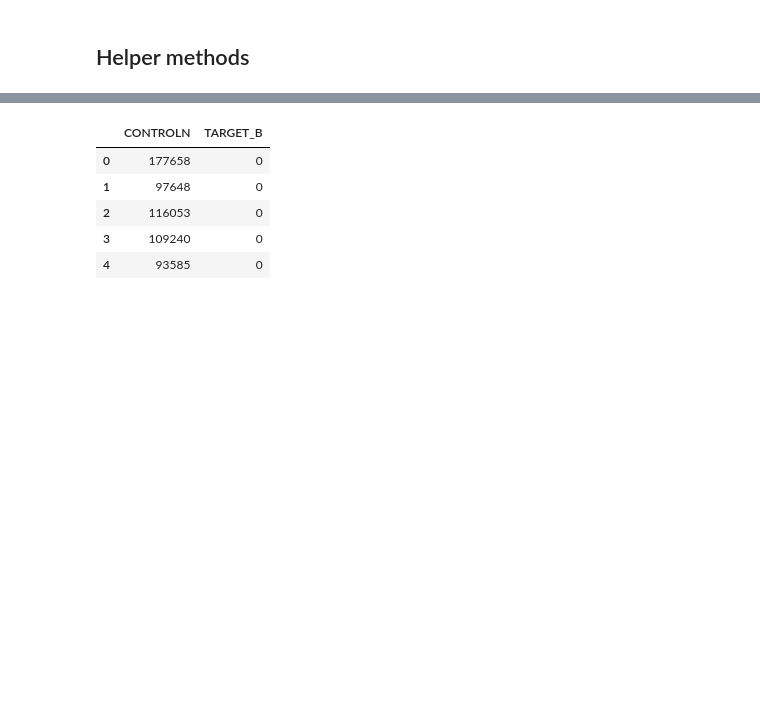
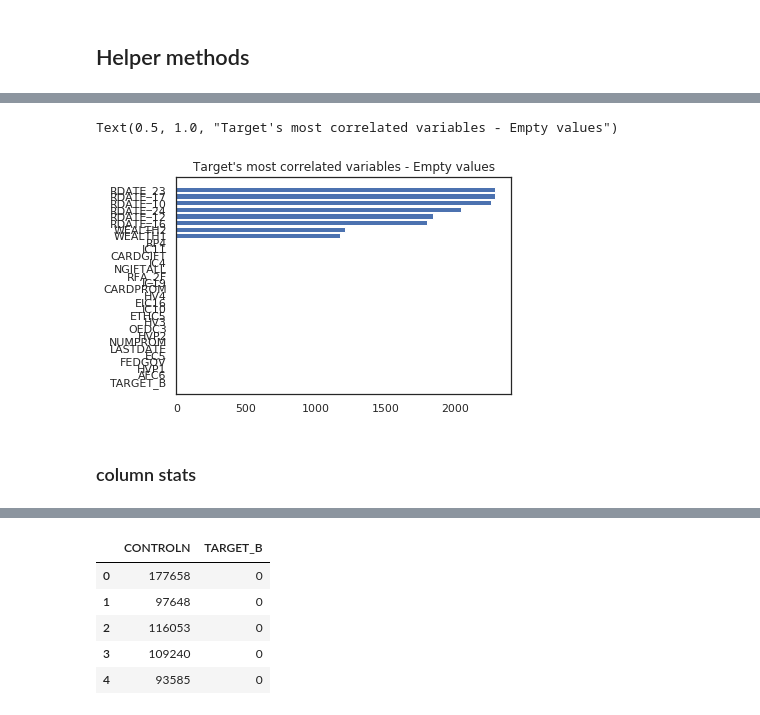
Before and after one commit to dzenanh/ML, a Jupyter notebook: ML-VU-exer1.ipynb, the cells around one changed output, grey strips where cells are left out. Drawn from its saved outputs; the diff is of its cells as text; code cells hidden in the pictures; blank space fills up the shorter version.

```diff
--- a/ML-VU-exer1.ipynb
+++ b/ML-VU-exer1.ipynb
@@ -154,0 +328,3 @@ Parser memory cleanup took: 0.01 ms
+# %%
+ev = rdtcc.isnull().sum().sort_values(ascending=True)
+ev
@@ -154,0 +349,8 @@ Parser memory cleanup took: 0.01 ms
+# %%
+plt.barh(ev.index,ev.values)
+plt.title('Target\'s most correlated variables - Empty values')
+# %% [output]
+Text(0.5, 1.0, "Target's most correlated variables - Empty values")
+[figure, added]
+# %% [markdown]
+### column stats
```
Also changed, not shown: parts of 212 cells of this notebook.
